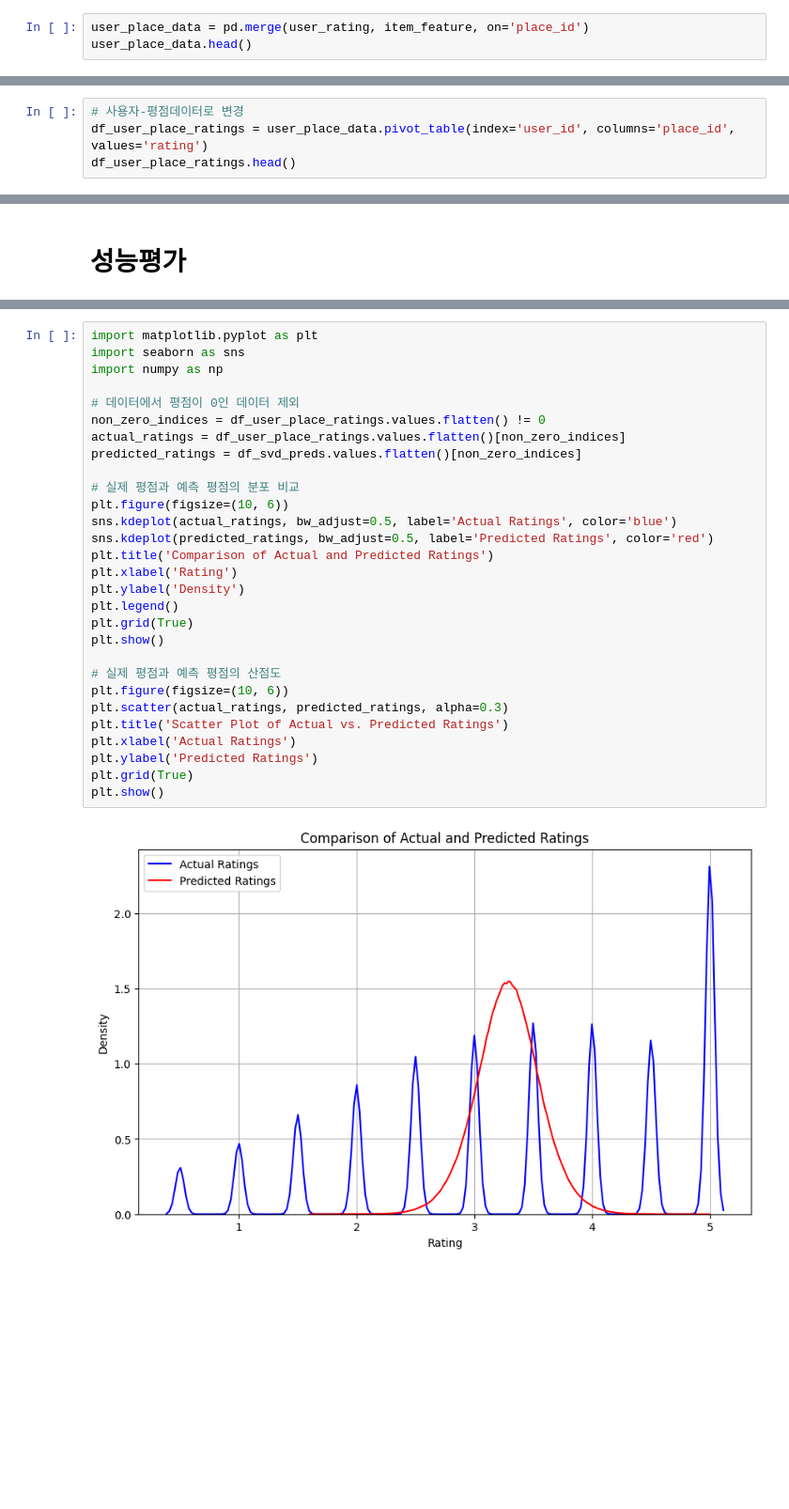
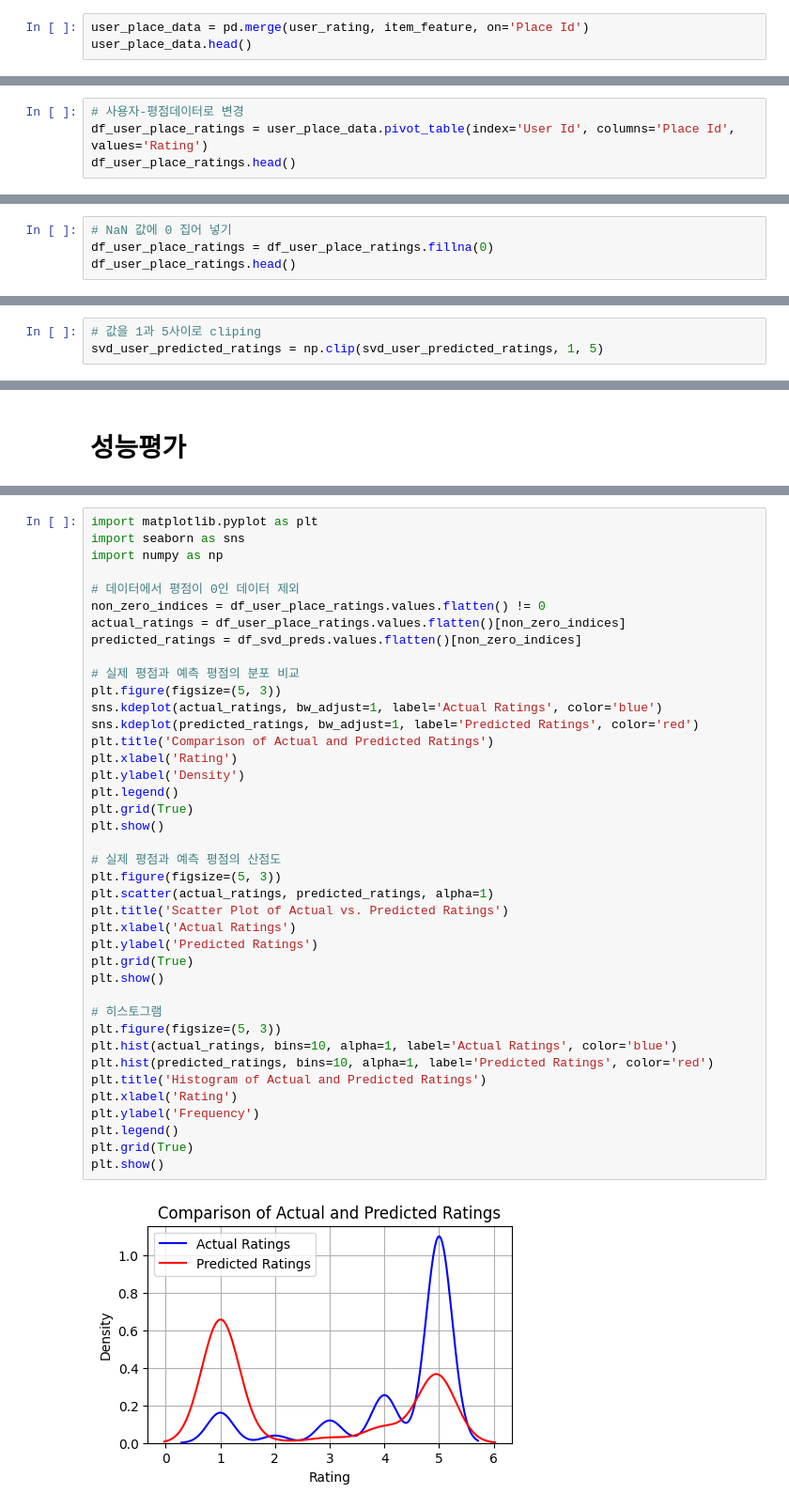
Before and after one commit to hscrown/madatpublicdata, a Jupyter notebook: collaborative_filtering_연습(8)_잠재요인기반.ipynb, the cells around one changed output, grey strips where cells are left out. Shown at 94% size. Saved outputs shown, nothing was run; the diff lists cells and outputs as text; blank space fills up the shorter version.

```diff
--- a/collaborative_filtering_연습(8)_잠재요인기반.ipynb
+++ b/collaborative_filtering_연습(8)_잠재요인기반.ipynb
@@ -269,4 +91,4 @@ item_feature
 # %%
-user_place_data = pd.merge(user_rating, item_feature, on='place_id')
+user_place_data = pd.merge(user_rating, item_feature, on='Place Id')
 user_place_data.head()
 # %% [output]
@@ -283,5 +105,5 @@ user_place_data.shape # (4989, 4)
 # %%
 # 사용자-평점데이터로 변경
-df_user_place_ratings = user_place_data.pivot_table(index='user_id', columns='place_id', values='rating')
+df_user_place_ratings = user_place_data.pivot_table(index='User Id', columns='Place Id', values='Rating')
 df_user_place_ratings.head()
 # %% [output]
@@ -295,0 +118,4 @@ df_user_place_ratings.head()
+# %%
+# NaN 값에 0 집어 넣기
+df_user_place_ratings = df_user_place_ratings.fillna(0)
+df_user_place_ratings.head()
@@ -421,6 +262,9 @@ U, Sigma, Vt의 내적을 수행
 # U, Sigma, Vt의 내적을 수행하면, 다시 원본 행렬로 복원이 된다.
 # 거기에 + 사용자 평균 rating을 적용한다.
 svd_user_predicted_ratings = np.dot(np.dot(U, sigma), Vt) + user_ratings_mean.reshape(-1, 1)
+# %%
+# 값을 1과 5사이로 cliping
+svd_user_predicted_ratings = np.clip(svd_user_predicted_ratings, 1, 5)
 # %%
 df_svd_preds = pd.DataFrame(svd_user_predicted_ratings, columns = df_user_place_ratings.columns)
 df_svd_preds.head()
@@ -600,31 +449,42 @@ plt.show()
 # %%
 import matplotlib.pyplot as plt
 import seaborn as sns
 import numpy as np
 
 # 데이터에서 평점이 0인 데이터 제외
 non_zero_indices = df_user_place_ratings.values.flatten() != 0
 actual_ratings = df_user_place_ratings.values.flatten()[non_zero_indices]
 predicted_ratings = df_svd_preds.values.flatten()[non_zero_indices]
 
 # 실제 평점과 예측 평점의 분포 비교
-plt.figure(figsize=(10, 6))
-sns.kdeplot(actual_ratings, bw_adjust=0.5, label='Actual Ratings', color='blue')
-sns.kdeplot(predicted_ratings, bw_adjust=0.5, label='Predicted Ratings', color='red')
+plt.figure(figsize=(5, 3))
+sns.kdeplot(actual_ratings, bw_adjust=1, label='Actual Ratings', color='blue')
+sns.kdeplot(predicted_ratings, bw_adjust=1, label='Predicted Ratings', color='red')
 plt.title('Comparison of Actual and Predicted Ratings')
 plt.xlabel('Rating')
 plt.ylabel('Density')
 plt.legend()
 plt.grid(True)
 plt.show()
 
 # 실제 평점과 예측 평점의 산점도
-plt.figure(figsize=(10, 6))
-plt.scatter(actual_ratings, predicted_ratings, alpha=0.3)
+plt.figure(figsize=(5, 3))
+plt.scatter(actual_ratings, predicted_ratings, alpha=1)
 plt.title('Scatter Plot of Actual vs. Predicted Ratings')
 plt.xlabel('Actual Ratings')
 plt.ylabel('Predicted Ratings')
 plt.grid(True)
 plt.show()
+
+# 히스토그램
+plt.figure(figsize=(5, 3))
+plt.hist(actual_ratings, bins=10, alpha=1, label='Actual Ratings', color='blue')
+plt.hist(predicted_ratings, bins=10, alpha=1, label='Predicted Ratings', color='red')
+plt.title('Histogram of Actual and Predicted Ratings')
+plt.xlabel('Rating')
+plt.ylabel('Frequency')
+plt.legend()
+plt.grid(True)
+plt.show()
 # %% [output]
-[figure, old version]
+[figure, new version]
```
Also changed, not shown: parts of 61 cells of this notebook.
